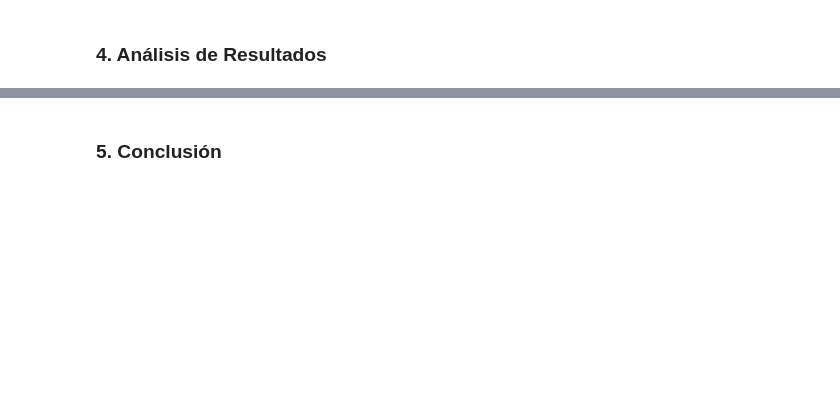
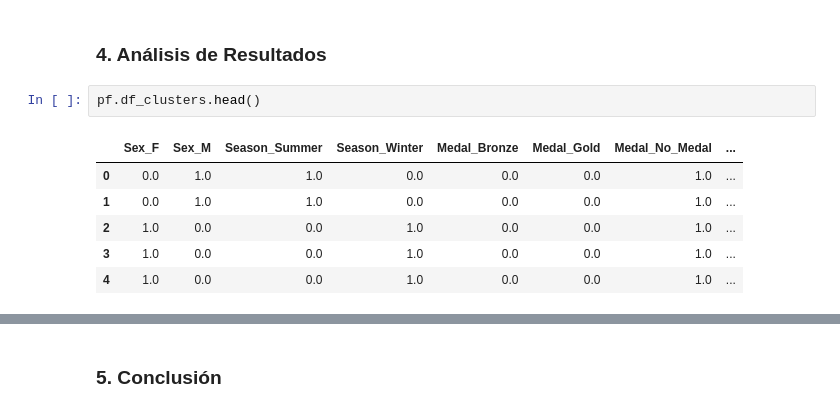
Before and after one commit to mgzotero/MDS7202, a Jupyter notebook: Proyectos/Proyecto 1/proyecto1.ipynb, the cells around one changed output, grey strips where cells are left out. Drawn from its saved outputs; the diff is of its cells as text; blank space fills up the shorter version.

```diff
--- a/Proyectos/Proyecto 1/proyecto1.ipynb
+++ b/Proyectos/Proyecto 1/proyecto1.ipynb
@@ -1123,2 +1196,11 @@ pf
 # %% [markdown]
 ### 4. Análisis de Resultados
+# %%
+pf.df_clusters.head()
+# %% [output]
+|  | Sex_F | Sex_M | Season_Summer | Season_Winter | Medal_Bronze | Medal_Gold | Medal_No_Medal | ... |
+| 0 | 0.0 | 1.0 | 1.0 | 0.0 | 0.0 | 0.0 | 1.0 | ... |
+| 1 | 0.0 | 1.0 | 1.0 | 0.0 | 0.0 | 0.0 | 1.0 | ... |
+| 2 | 1.0 | 0.0 | 0.0 | 1.0 | 0.0 | 0.0 | 1.0 | ... |
+| 3 | 1.0 | 0.0 | 0.0 | 1.0 | 0.0 | 0.0 | 1.0 | ... |
+| 4 | 1.0 | 0.0 | 0.0 | 1.0 | 0.0 | 0.0 | 1.0 | ... |
```
Also changed, not shown: parts of 26 cells of this notebook, 46 other files.
